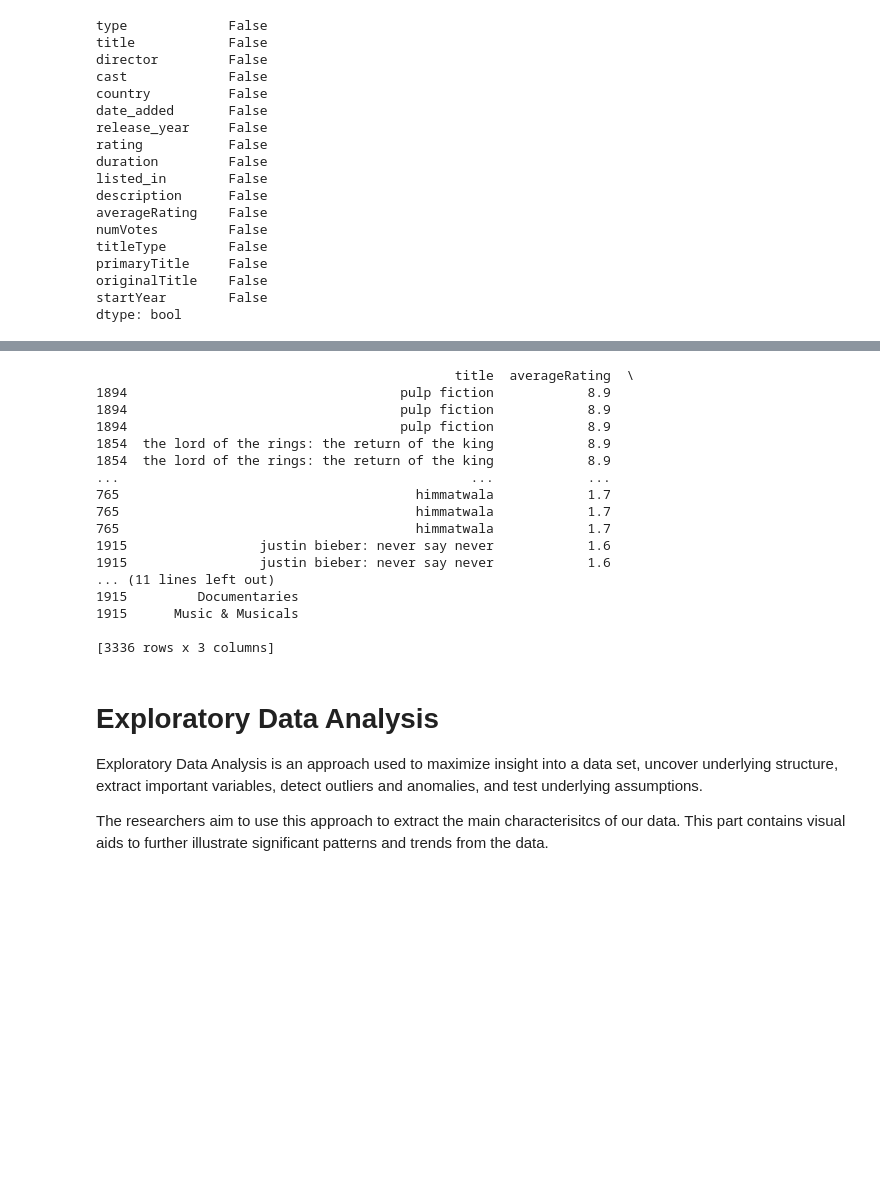
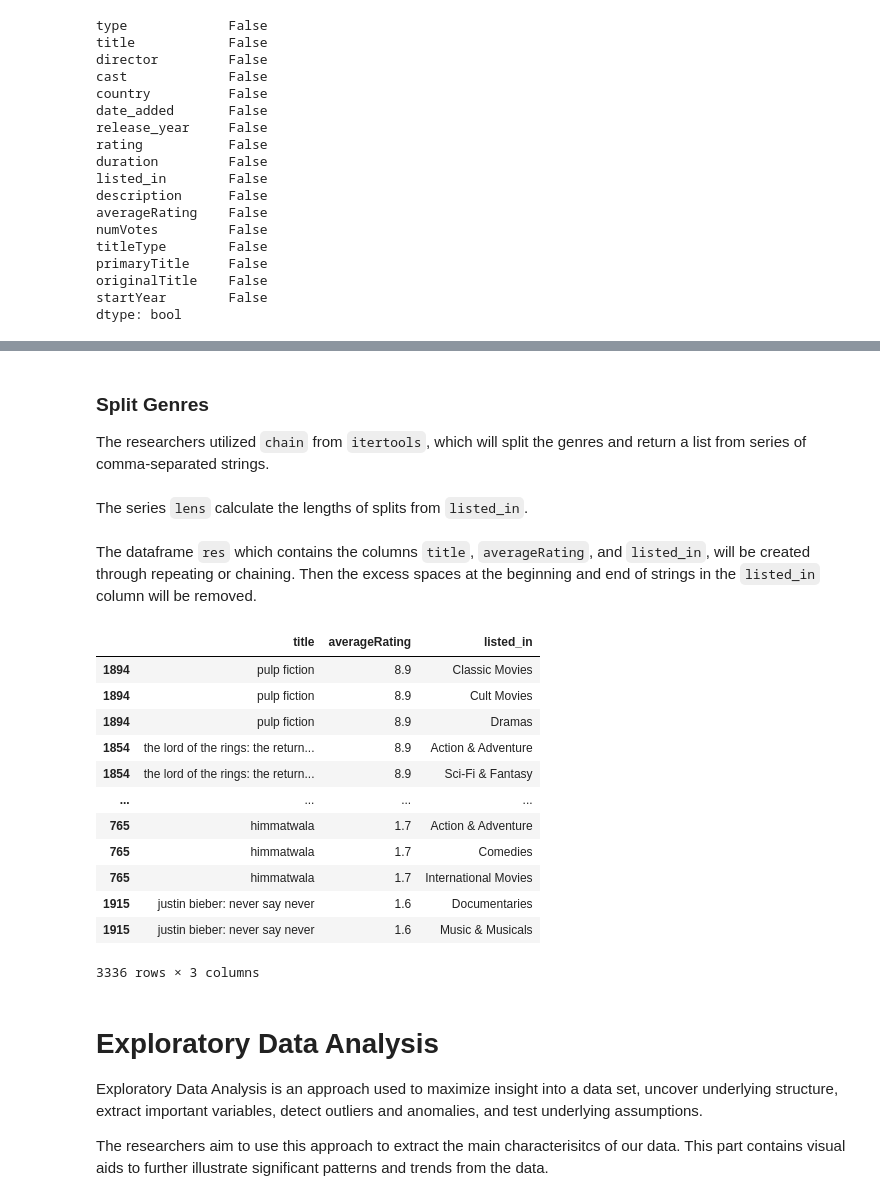
Before and after one commit to okaystephen/CSMODEL-Case-Study, a Jupyter notebook: CSMODEL MP.ipynb, the cells around one changed output, grey strips where cells are left out. Cells and saved outputs as stored; diff of their text form; code cells hidden in the pictures; blank space fills up the shorter version.

```diff
--- a/CSMODEL MP.ipynb
+++ b/CSMODEL MP.ipynb
@@ -188,0 +258,3 @@ dtype: bool
+# %% [markdown]
+### Split Genres
+The researchers utilized `chain` from `itertools`, which will split the genres and return a list from series of comma-separated strings.
@@ -188,0 +265,2 @@ dtype: bool
+# %% [markdown]
+The series `lens` calculate the lengths of splits from `listed_in`.
@@ -189,40 +269,26 @@ dtype: bool
+# %% [markdown]
+The dataframe `res` which contains the columns `title`, `averageRating`, and `listed_in`, will be created through repeating or chaining. Then the excess spaces at the beginning and end of strings in the `listed_in` column will be removed.
 # %%
-from itertools import chain
-
-# return list from series of comma-separated strings
-def chainer(s):
-    return list(chain.from_iterable(s.str.split(',')))
-
-# calculate lengths of splits
-lens = netflix_titles_rating_2000['listed_in'].str.split(',').map(len)
-
-
-# create new dataframe, repeating or chaining as appropriate
 res = pd.DataFrame({'title': numpy.repeat(netflix_titles_rating_2000['title'], lens),
                     'averageRating': numpy.repeat(netflix_titles_rating_2000['averageRating'], lens),
                     'listed_in': chainer(netflix_titles_rating_2000['listed_in']),
                     })
 res['listed_in']=res['listed_in'].str.strip()
-
-print(res)
+res
 # %% [output]
+|  | title | averageRating | listed_in |
+| 1894 | pulp fiction | 8.9 | Classic Movies |
+| 1894 | pulp fiction | 8.9 | Cult Movies |
+| 1894 | pulp fiction | 8.9 | Dramas |
+| 1854 | the lord of the rings: the return... | 8.9 | Action & Adventure |
+| 1854 | the lord of the rings: the return... | 8.9 | Sci-Fi & Fantasy |
+| ... | ... | ... | ... |
+| 765 | himmatwala | 1.7 | Action & Adventure |
+| 765 | himmatwala | 1.7 | Comedies |
+| 765 | himmatwala | 1.7 | International Movies |
+| 1915 | justin bieber: never say never | 1.6 | Documentaries |
+| 1915 | justin bieber: never say never | 1.6 | Music & Musicals |
-                                              title  averageRating  \
-1894                                   pulp fiction            8.9
-1894                                   pulp fiction            8.9
-1894                                   pulp fiction            8.9
-1854  the lord of the rings: the return of the king            8.9
-1854  the lord of the rings: the return of the king            8.9
-...                                             ...            ...
-765                                      himmatwala            1.7
-765                                      himmatwala            1.7
-765                                      himmatwala            1.7
-1915                 justin bieber: never say never            1.6
-1915                 justin bieber: never say never            1.6
-... (11 lines left out)
-1915         Documentaries
-1915      Music & Musicals
-
-[3336 rows x 3 columns]
+3336 rows × 3 columns
 # %% [markdown]
 # Exploratory Data Analysis
 Exploratory Data Analysis is an approach used to maximize insight into a data set, uncover underlying structure, extract important variables, detect outliers and anomalies, and test underlying assumptions.
```
Also changed, not shown: parts of 107 cells of this notebook.
